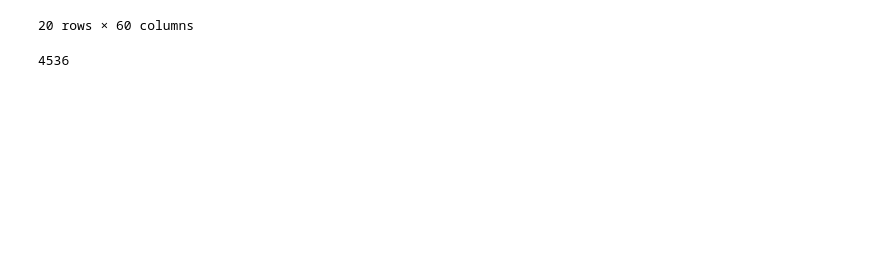
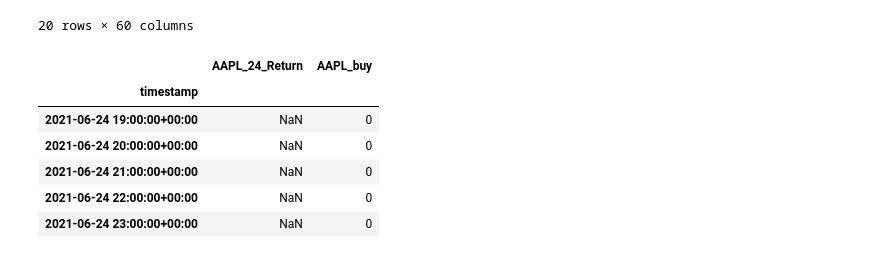
Before and after one commit to BaldHeads/alpha_gen, a Jupyter notebook: scratch/aapl_test.ipynb, the cells around one changed output. Saved outputs shown, nothing was run; the diff lists cells and outputs as text; code cells hidden in the pictures; blank space fills up the shorter version.

```diff
--- a/scratch/aapl_test.ipynb
+++ b/scratch/aapl_test.ipynb
@@ -59,11 +59,17 @@ aapl_df.iloc[10:30,:]
 20 rows × 60 columns
 # %%
 returns_df = pd.DataFrame()
-returns_df["AAPL_24_Return"] = aapl_df["AAPL"].pct_change(periods=16)
-returns_df["AAPL_buy"] = returns_df["AAPL_24_Return"].apply(lambda x: 1 if x > 0.01 else 0)
-returns_df["AAPL_buy"].sum()
+returns_df["AAPL_24_Return"] = aapl_df["AAPL"].pct_change(periods=16).shift(-16)
+returns_df["AAPL_buy"] = returns_df["AAPL_24_Return"].apply(lambda x: 1 if x > 0.005 else 0)
+returns_df.tail()
 # %% [output]
-4536
+|  | AAPL_24_Return | AAPL_buy |
+| timestamp |  |  |
+| 2021-06-24 19:00:00+00:00 | NaN | 0 |
+| 2021-06-24 20:00:00+00:00 | NaN | 0 |
+| 2021-06-24 21:00:00+00:00 | NaN | 0 |
+| 2021-06-24 22:00:00+00:00 | NaN | 0 |
+| 2021-06-24 23:00:00+00:00 | NaN | 0 |
 # %%
 aapl_df = aapl_df.pct_change()
 aapl_df = pd.concat([aapl_df, returns_df], axis=1)
```
Also changed, not shown: parts of 22 cells of this notebook.
